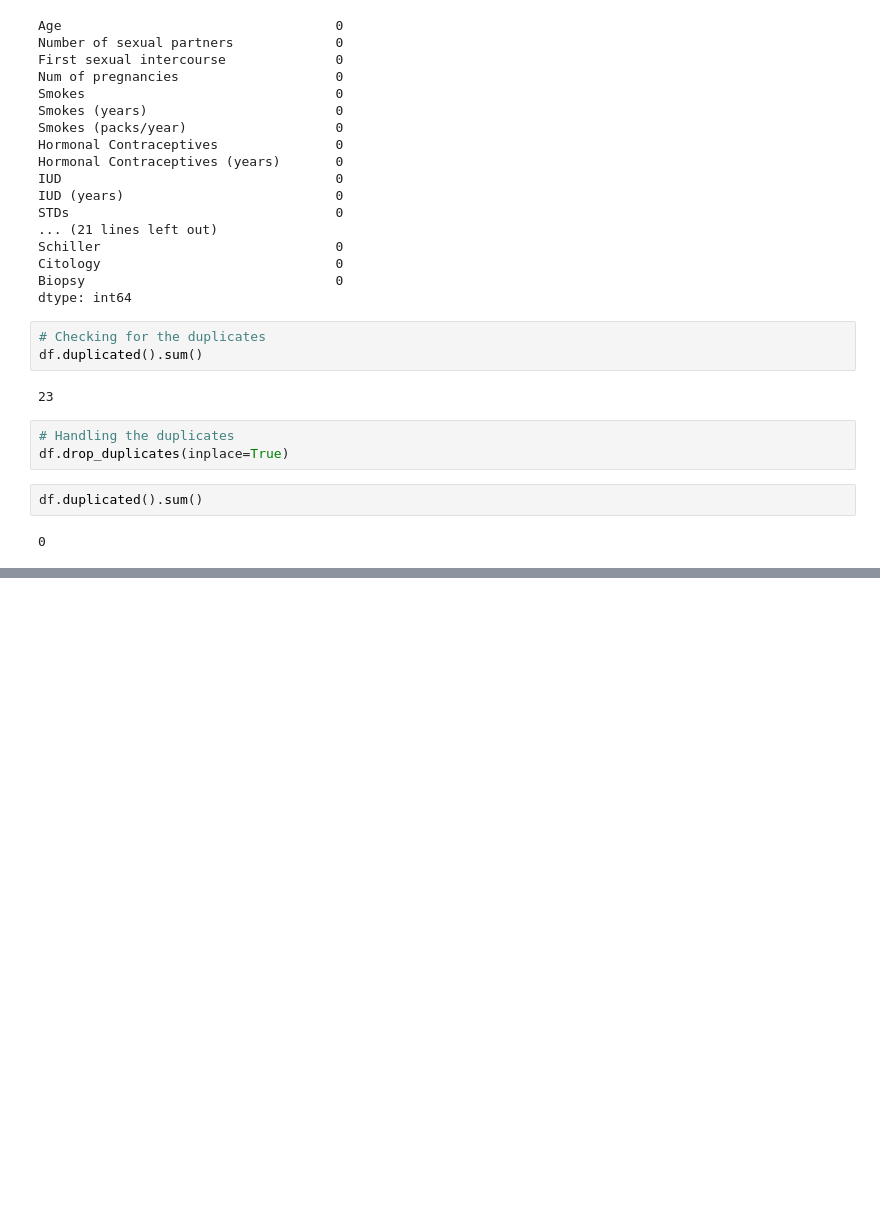
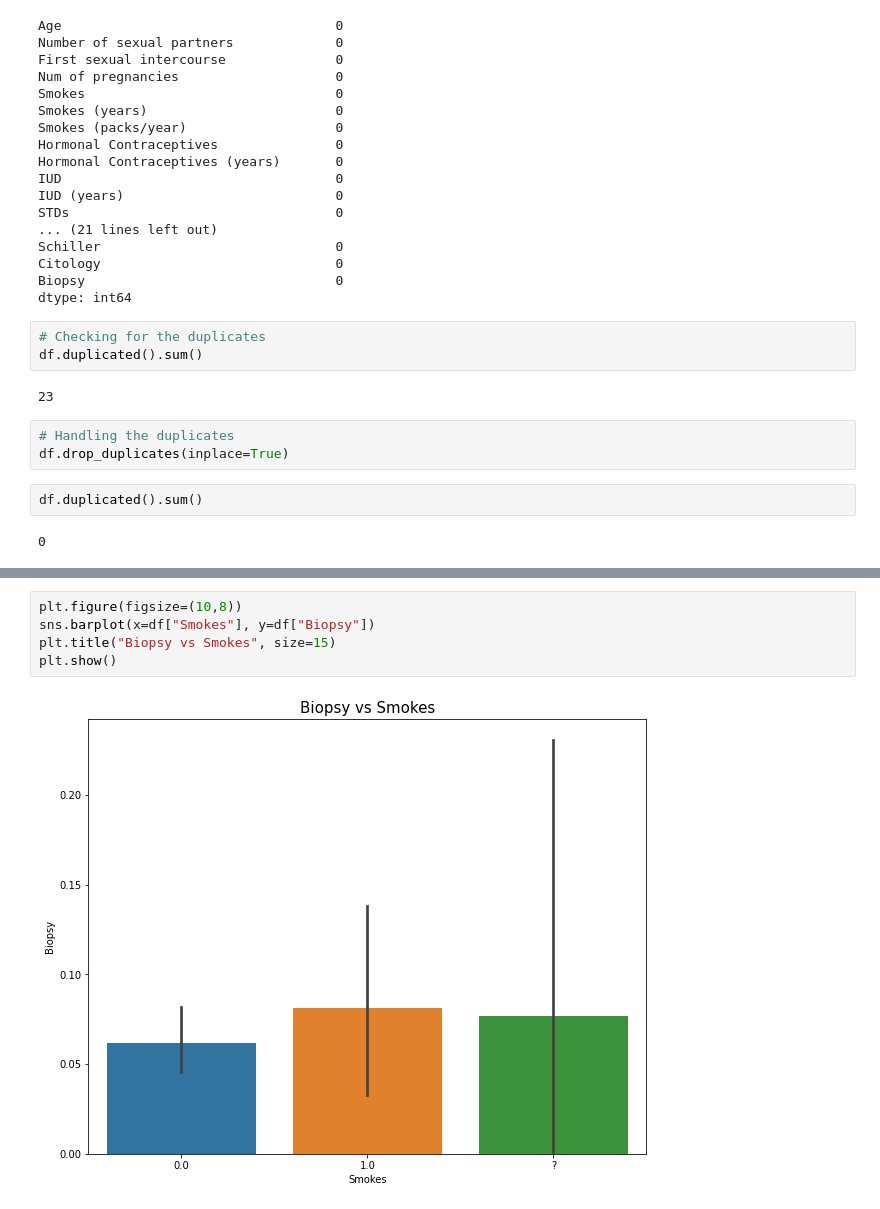
Before and after one commit to tarzahedi/cervical-cancer, a Jupyter notebook: EDA_Cervical_Cancer.ipynb, the cells around one changed output, grey strips where cells are left out. Drawn from its saved outputs; the diff is of its cells as text; blank space fills up the shorter version.

```diff
--- a/EDA_Cervical_Cancer.ipynb
+++ b/EDA_Cervical_Cancer.ipynb
@@ -102,0 +126,7 @@ df.duplicated().sum()
+# %%
+plt.figure(figsize=(10,8))
+sns.barplot(x=df["Smokes"], y=df["Biopsy"])
+plt.title("Biopsy vs Smokes", size=15)
+plt.show()
+# %% [output]
+[figure, added]
```
Also changed, not shown: parts of 7 cells of this notebook.
